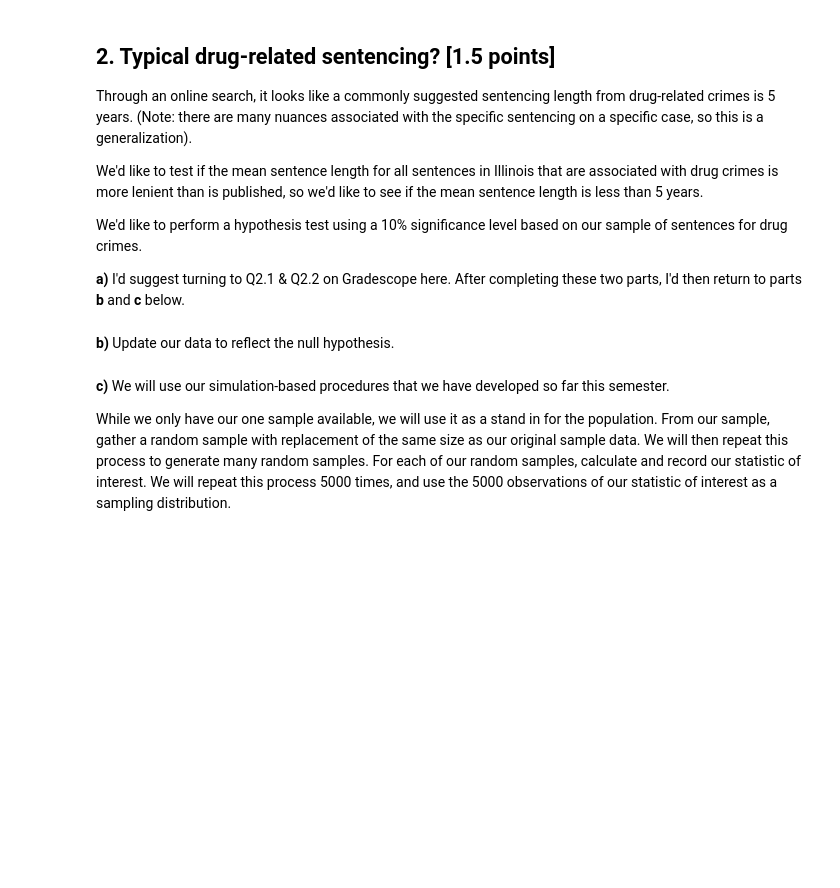
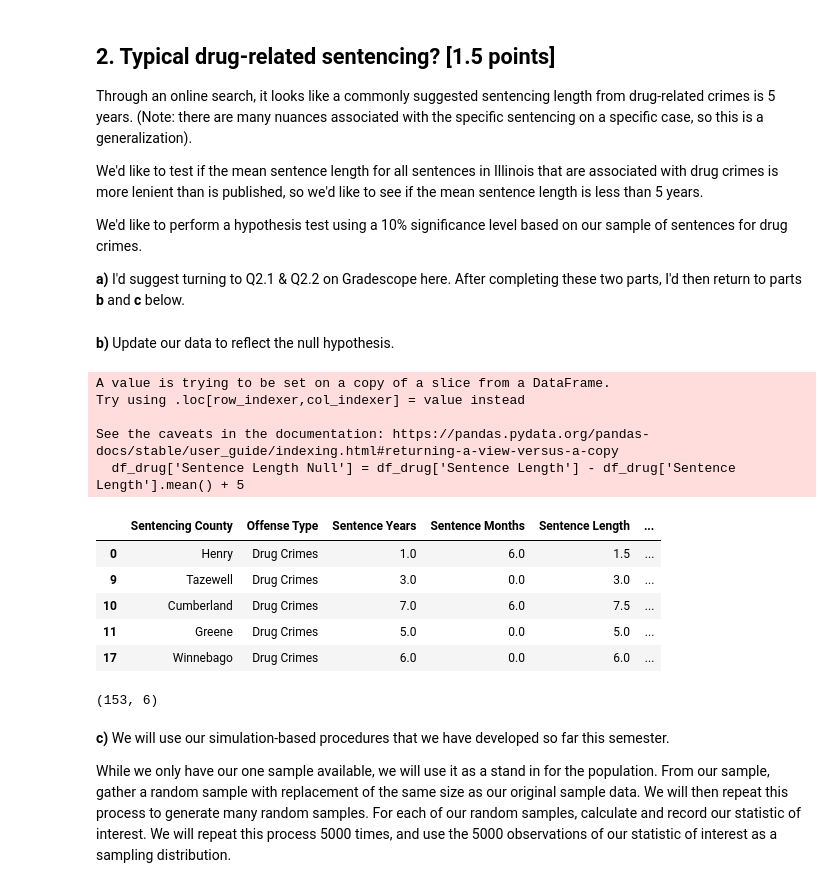
Before and after one commit to MatthewMandhyan/Stat207_clone, a Jupyter notebook: homework_05/homework_05.ipynb, the cells around one changed output. Cells and saved outputs as stored; diff of their text form; code cells hidden in the pictures; blank space fills up the shorter version.

```diff
--- a/homework_05/homework_05.ipynb
+++ b/homework_05/homework_05.ipynb
@@ -126,6 +126,25 @@ We'd like to perform a hypothesis test using a 10% significance level based on o
 **a)** I'd suggest turning to Q2.1 & Q2.2 on Gradescope here.  After completing these two parts, I'd then return to parts **b** and **c** below.
 # %% [markdown]
 **b)** Update our data to reflect the null hypothesis.
+# %%
+df_drug['Sentence Length Null'] = df_drug['Sentence Length'] - df_drug['Sentence Length'].mean() + 5
+df_drug.head()
+# %% [output]
+A value is trying to be set on a copy of a slice from a DataFrame.
+Try using .loc[row_indexer,col_indexer] = value instead
+
+See the caveats in the documentation: https://pandas.pydata.org/pandas-docs/stable/user_guide/indexing.html#returning-a-view-versus-a-copy
+  df_drug['Sentence Length Null'] = df_drug['Sentence Length'] - df_drug['Sentence Length'].mean() + 5
+|  | Sentencing County | Offense Type | Sentence Years | Sentence Months | Sentence Length | ... |
+| 0 | Henry | Drug Crimes | 1.0 | 6.0 | 1.5 | ... |
+| 9 | Tazewell | Drug Crimes | 3.0 | 0.0 | 3.0 | ... |
+| 10 | Cumberland | Drug Crimes | 7.0 | 6.0 | 7.5 | ... |
+| 11 | Greene | Drug Crimes | 5.0 | 0.0 | 5.0 | ... |
+| 17 | Winnebago | Drug Crimes | 6.0 | 0.0 | 6.0 | ... |
+# %%
+df_drug.shape
+# %% [output]
+(153, 6)
 # %% [markdown]
 **c)** We will use our simulation-based procedures that we have developed so far this semester.
 
```
Also changed, not shown: parts of 13 cells of this notebook.
